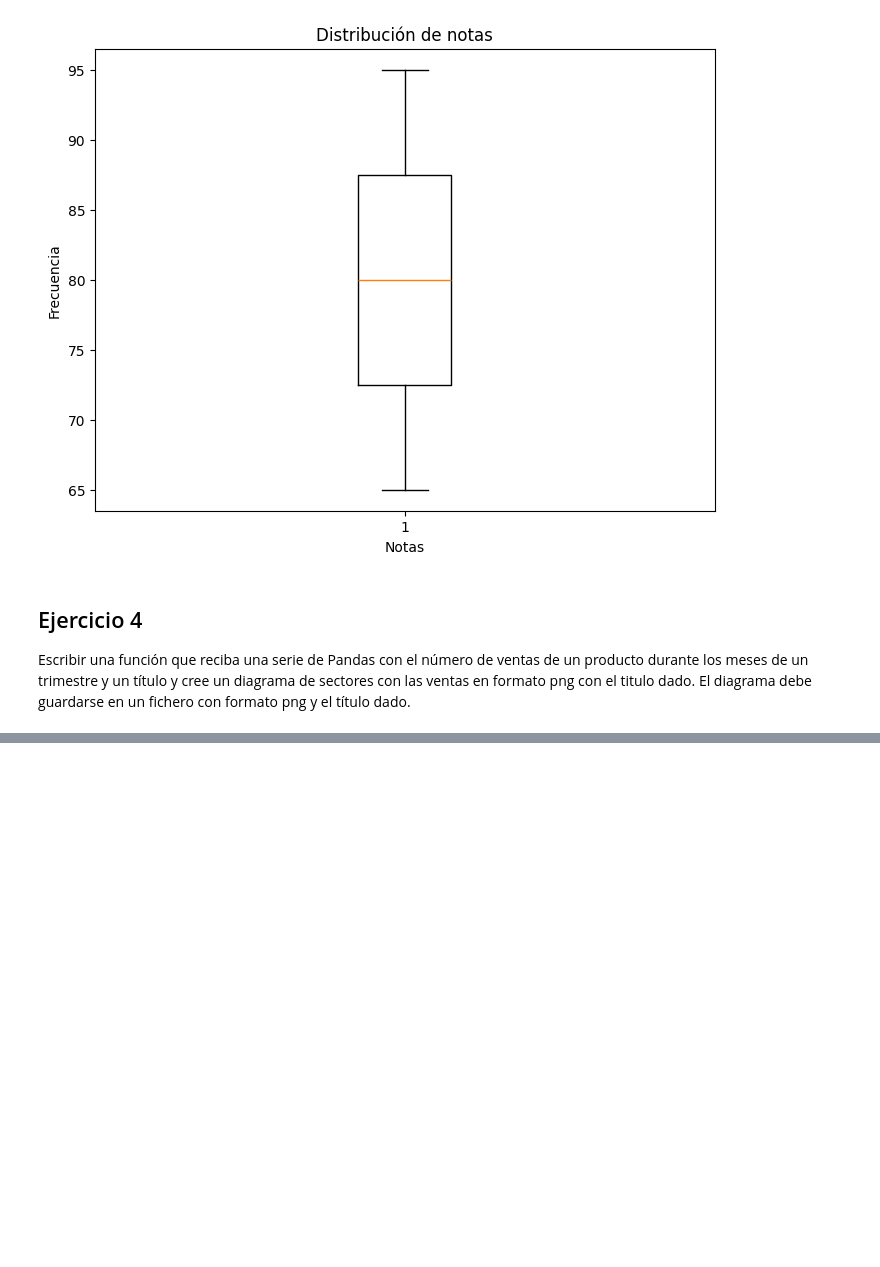
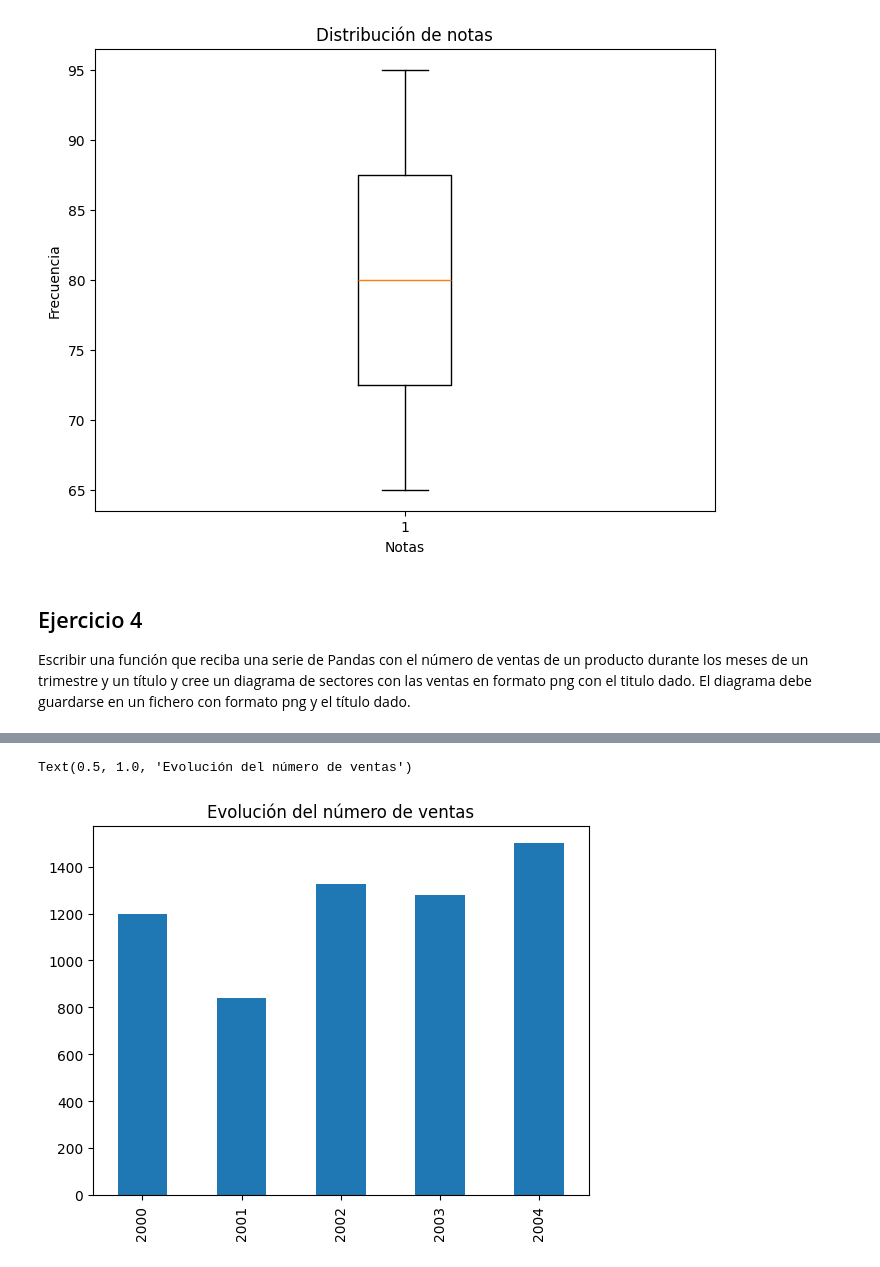
Before and after one commit to Fr1np/AplicacionesDigitales, a Jupyter notebook: ejerciciosMatPlot.ipynb, the cells around one changed output, grey strips where cells are left out. Drawn from its saved outputs; the diff is of its cells as text; code cells hidden in the pictures; blank space fills up the shorter version.

```diff
--- a/ejerciciosMatPlot.ipynb
+++ b/ejerciciosMatPlot.ipynb
@@ -56,0 +67,14 @@ serie = pd.Series([65, 70, 75, 80, 85, 90, 95])
+# %%
+import pandas as pd
+import matplotlib.pyplot as plt
+
+tipo = input('Tipo de gráfico: ')
+graficos = {'lineas':'line', 'barras':'bar', 'sectores':'pie', 'area':'area'}
+fig, ax = plt.subplots()
+
+df = pd.Series([1200, 840, 1325, 1280, 1500], index = [2000, 2001, 2002, 2003, 2004])
+df.plot(kind = graficos[tipo], ax = ax)
+plt.title('Evolución del número de ventas')
+# %% [output]
+Text(0.5, 1.0, 'Evolución del número de ventas')
+[figure, added]
```
Also changed, not shown: parts of 7 cells of this notebook, 3 other files.
